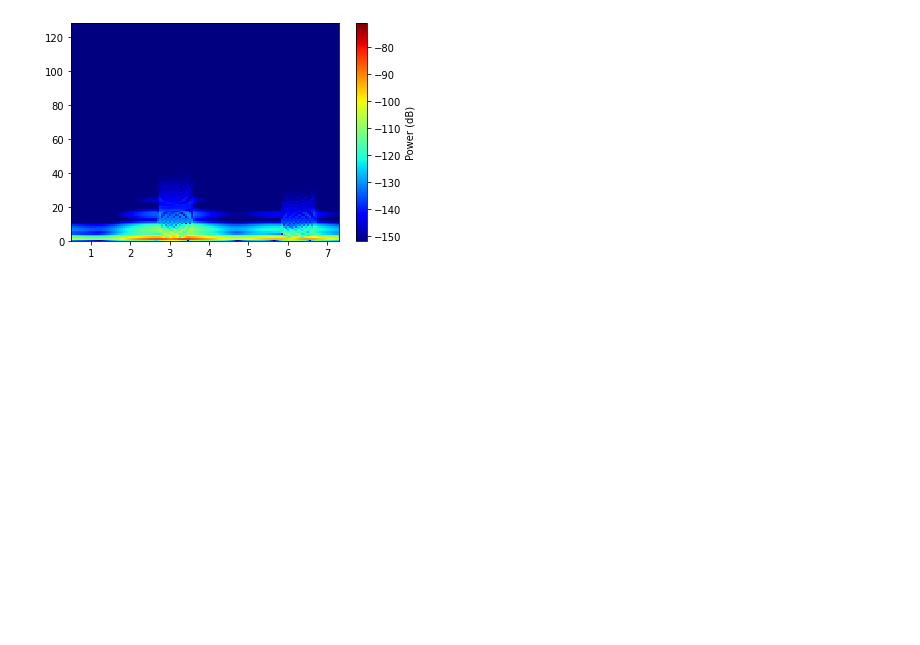
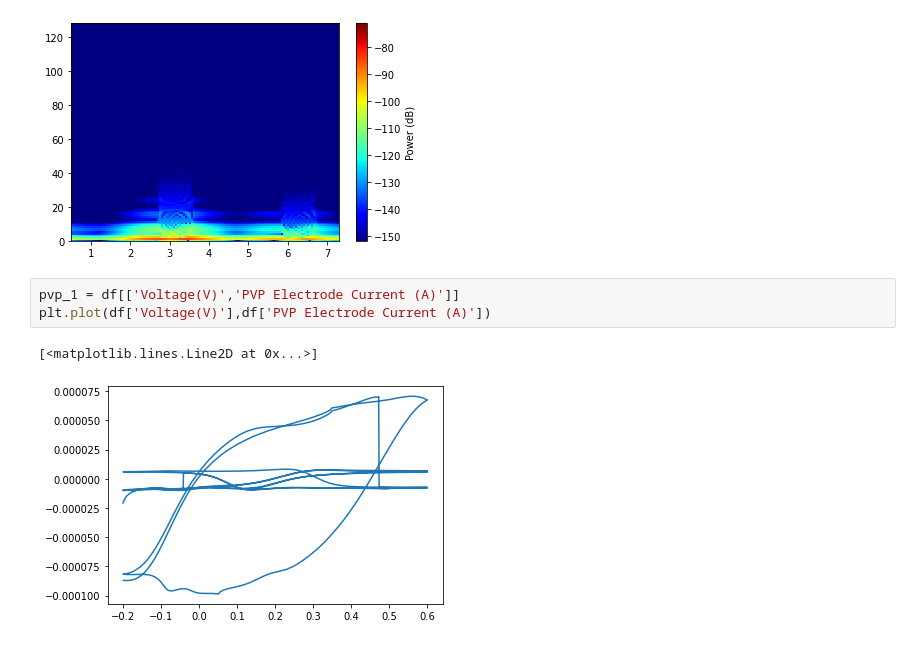
Before and after one commit to Onkar627/Sensor_Electrodes, a Jupyter notebook: Sensor_outputs.ipynb, the cells around one changed output. Drawn from its saved outputs; the diff is of its cells as text; blank space fills up the shorter version.

```diff
--- a/Sensor_outputs.ipynb
+++ b/Sensor_outputs.ipynb
@@ -589,3 +588,9 @@ plt.colorbar(label='Power (dB)')
 # %% [output]
 <matplotlib.colorbar.Colorbar at 0x...>
 [figure]
+# %%
+pvp_1 = df[['Voltage(V)','PVP Electrode Current (A)']]
+plt.plot(df['Voltage(V)'],df['PVP Electrode Current (A)'])
+# %% [output]
+[<matplotlib.lines.Line2D at 0x...>]
+[figure, added]
```
Also changed, not shown: parts of 4 cells of this notebook.
